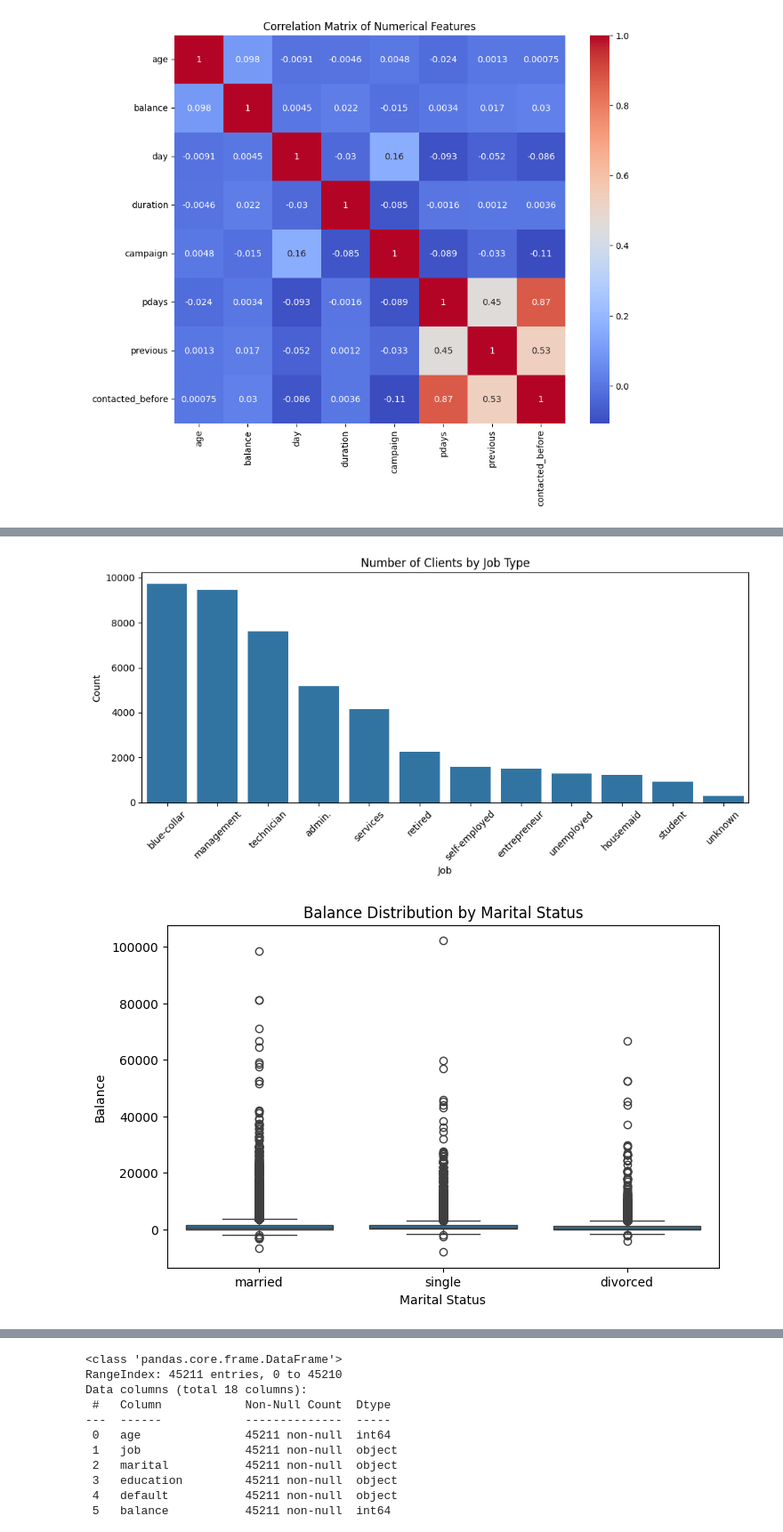
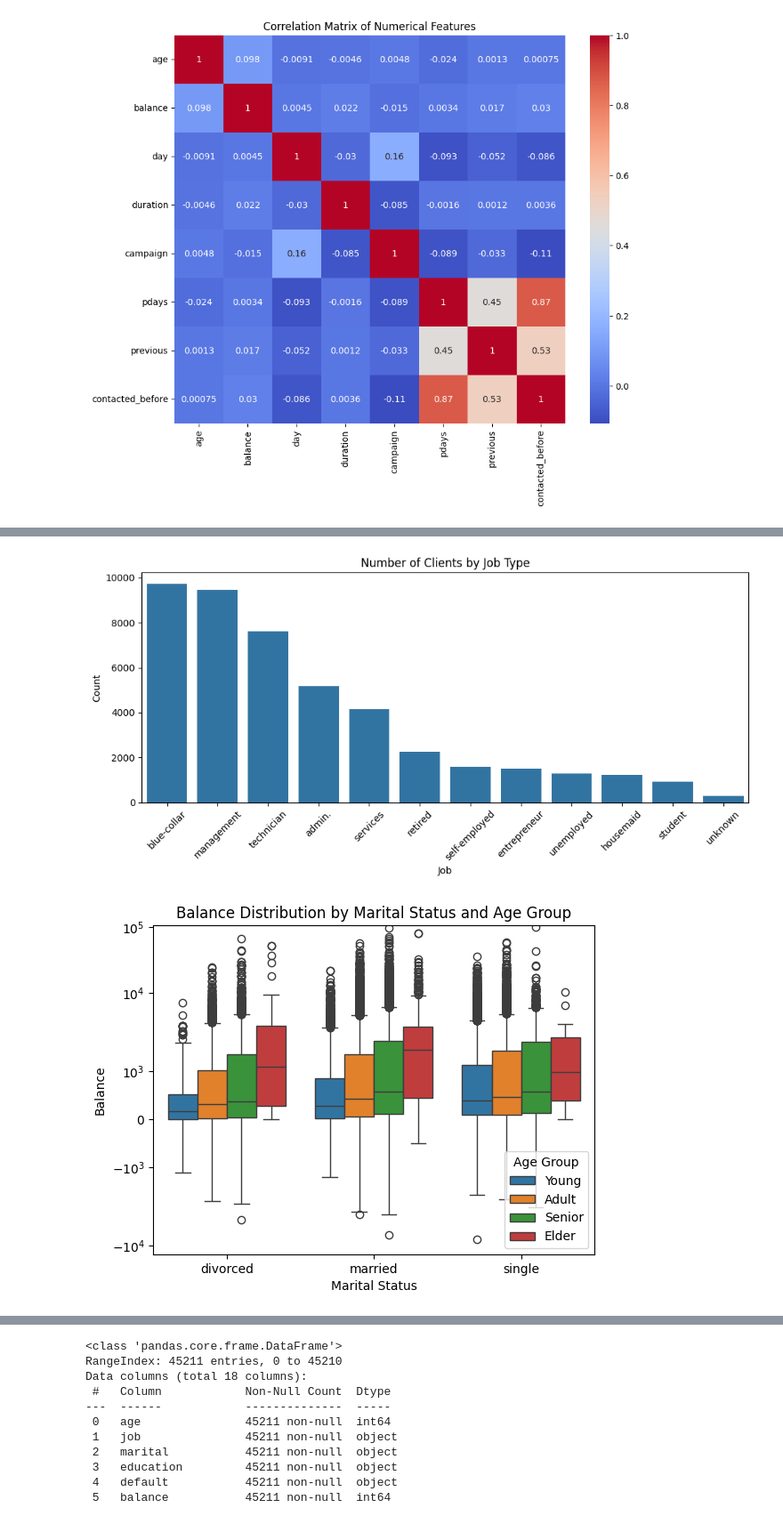
Before and after one commit to SNMaduna/MLSupervised1, a Jupyter notebook: ugransome-machine-learning-python-notebook (1) (2).ipynb, the cells around one changed output, grey strips where cells are left out. Shown: that part at 89% size. Drawn from its saved outputs; the diff is of its cells as text; code cells hidden in the pictures.

Commit message:
Updated the charts for 1.6
Fixed the box and whiskers

```diff
--- a/ugransome-machine-learning-python-notebook (1) (2).ipynb
+++ b/ugransome-machine-learning-python-notebook (1) (2).ipynb
@@ -168,42 +187,46 @@ plt.xlabel('Age')
 plt.ylabel('Count')
 plt.show()
 
-# Histogram of Age Groups
+# Bar chart of Age Groups
 plt.figure(figsize=(8,5))
 sns.countplot(x='age_group', data=df_cleaned, order=['Young', 'Adult', 'Senior', 'Elder'])
 plt.title('Distribution of Age Groups')
 plt.xlabel('Age Group')
 plt.ylabel('Count')
 plt.show()
 
 # Bar chart: Count of clients by job type
 plt.figure(figsize=(10,5))
 sns.countplot(x='job', data=df_cleaned, order=df_cleaned['job'].value_counts().index)
 plt.title('Number of Clients by Job Type')
 plt.xlabel('Job')
 plt.ylabel('Count')
 plt.xticks(rotation=45)
 plt.tight_layout()
 plt.show()
 
-# Boxplot: Balance by Marital Status
-plt.figure(figsize=(8,5))
-sns.boxplot(x='marital', y='balance', data=df_cleaned)
-plt.title('Balance Distribution by Marital Status')
-plt.xlabel('Marital Status')
-plt.ylabel('Balance')
-plt.show()
+# Boxplot: Balance by Marital Status and Age Group
+# 1. Boxplot with symlog y-axis to compress tails
+ax = sns.boxplot(
+    x='marital', y='balance', hue='age_group',
+    data=df_cleaned, order=['divorced','married','single'],
+    whis=2.5
+)
+ax.set_yscale('symlog', linthresh=1500)  # tweak linthresh (e.g., 1000–3000)
+ax.set_title('Balance Distribution by Marital Status and Age Group')
+ax.set_xlabel('Marital Status'); ax.set_ylabel('Balance')
+ax.legend(title='Age Group')
 
 # Heatmap: Correlation matrix of numerical features
 plt.figure(figsize=(10,8))
 sns.heatmap(corr_matrix, annot=True, cmap='coolwarm')
 plt.title('Correlation Matrix of Numerical Features')
 plt.show()
 # %% [output]
 [figure]
 [figure]
 [figure]
-[figure, old version]
+[figure, new version]
 [figure]
 # %%
 ## 1.5 Data Preprocessing: Additional Data Transformations
```
Also changed, not shown: parts of 2 cells of this notebook.
